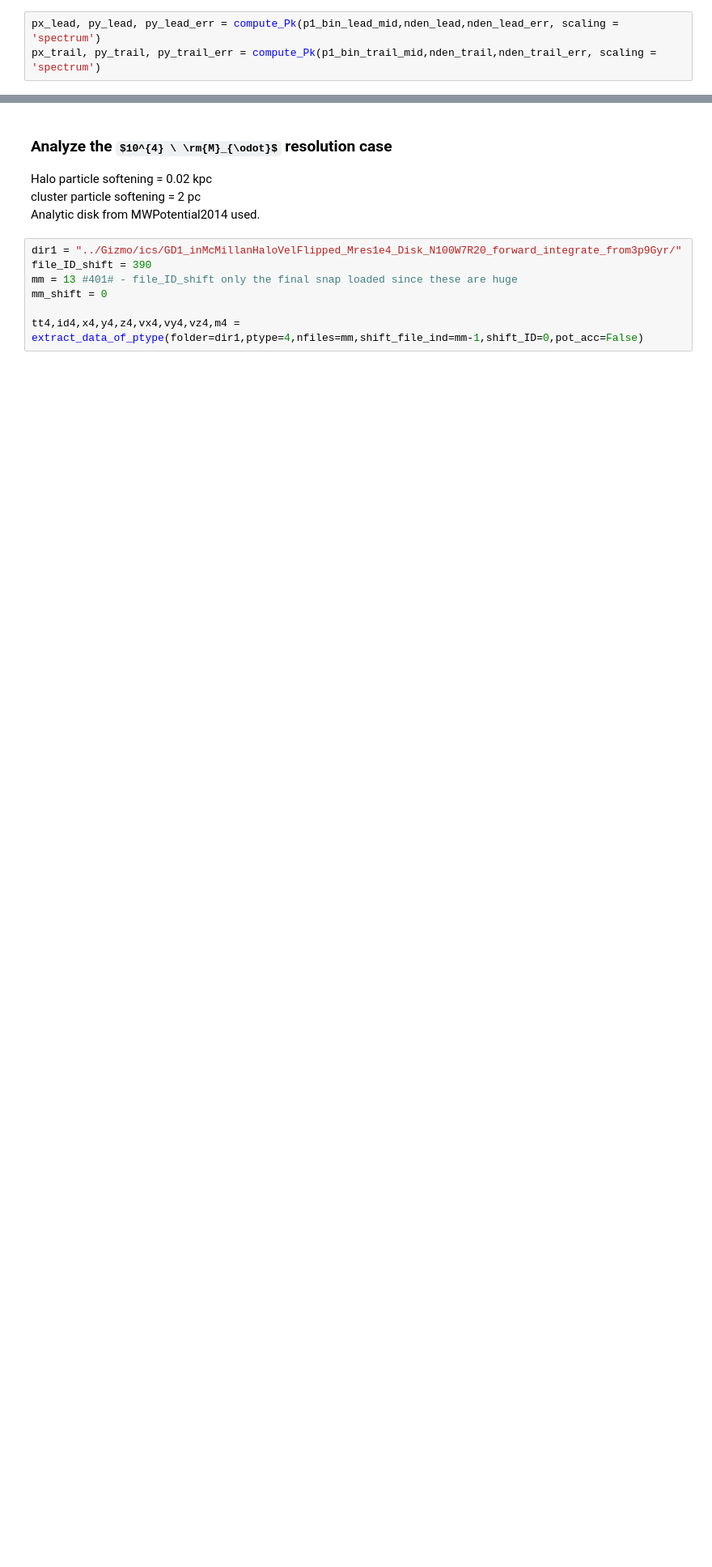
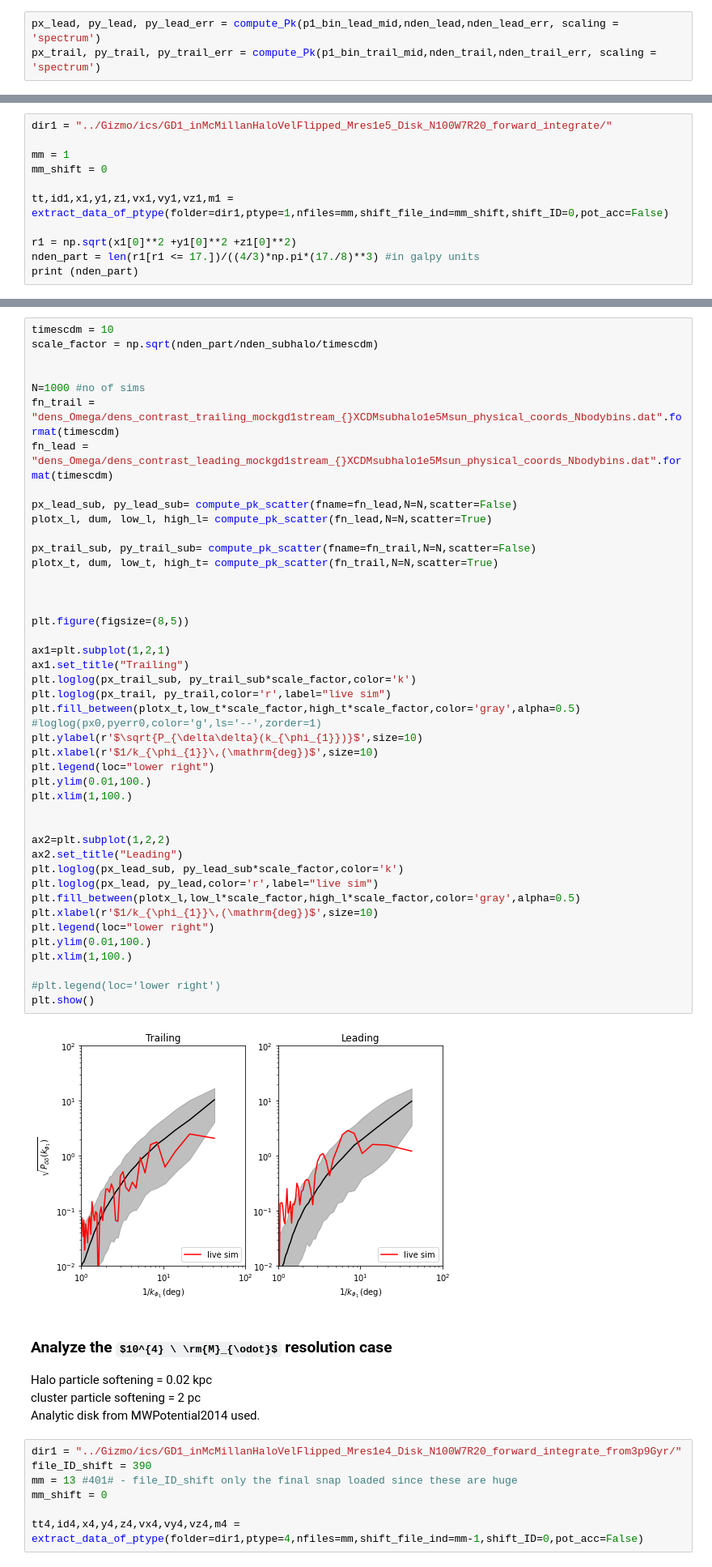
Before and after one commit to nbanik/EffectofNbodyMassResolutionOnStreamDensity, a Jupyter notebook: ExploreGlobularClusterStreaminNbody.ipynb, the cells around one changed output, grey strips where cells are left out. Shown at 81% size. Drawn from its saved outputs; the diff is of its cells as text; some formulas as TeX source; blank space fills up the shorter version.

Commit message:
add result of subhalo impacts of same mass

```diff
--- a/ExploreGlobularClusterStreaminNbody.ipynb
+++ b/ExploreGlobularClusterStreaminNbody.ipynb
@@ -429,0 +469,11 @@ plt.show()
+# %%
+dir1 = "../Gizmo/ics/GD1_inMcMillanHaloVelFlipped_Mres1e5_Disk_N100W7R20_forward_integrate/"
+
+mm = 1
+mm_shift = 0
+
+tt,id1,x1,y1,z1,vx1,vy1,vz1,m1 = extract_data_of_ptype(folder=dir1,ptype=1,nfiles=mm,shift_file_ind=mm_shift,shift_ID=0,pot_acc=False)
+
+r1 = np.sqrt(x1[0]**2 +y1[0]**2 +z1[0]**2)
+nden_part = len(r1[r1 <= 17.])/((4/3)*np.pi*(17./8)**3) #in galpy units
+print (nden_part)
@@ -430,3 +513,49 @@ plt.show()
+# %%
+timescdm = 10
+scale_factor = np.sqrt(nden_part/nden_subhalo/timescdm)
+
+
+N=1000 #no of sims
+fn_trail = "dens_Omega/dens_contrast_trailing_mockgd1stream_{}XCDMsubhalo1e5Msun_physical_coords_Nbodybins.dat".format(timescdm)
+fn_lead = "dens_Omega/dens_contrast_leading_mockgd1stream_{}XCDMsubhalo1e5Msun_physical_coords_Nbodybins.dat".format(timescdm)
+
+px_lead_sub, py_lead_sub= compute_pk_scatter(fname=fn_lead,N=N,scatter=False)
+plotx_l, dum, low_l, high_l= compute_pk_scatter(fn_lead,N=N,scatter=True)
+
+px_trail_sub, py_trail_sub= compute_pk_scatter(fname=fn_trail,N=N,scatter=False)
+plotx_t, dum, low_t, high_t= compute_pk_scatter(fn_trail,N=N,scatter=True)
+
+
+
+plt.figure(figsize=(8,5))
+
+ax1=plt.subplot(1,2,1)
+ax1.set_title("Trailing")
+plt.loglog(px_trail_sub, py_trail_sub*scale_factor,color='k')
+plt.loglog(px_trail, py_trail,color='r',label="live sim")
+plt.fill_between(plotx_t,low_t*scale_factor,high_t*scale_factor,color='gray',alpha=0.5)
+#loglog(px0,pyerr0,color='g',ls='--',zorder=1)
+plt.ylabel(r'$\sqrt{P_{\delta\delta}(k_{\phi_{1}})}$',size=10)
+plt.xlabel(r'$1/k_{\phi_{1}}\,(\mathrm{deg})$',size=10)
+plt.legend(loc="lower right")
+plt.ylim(0.01,100.)
+plt.xlim(1,100.)
+
+
+ax2=plt.subplot(1,2,2)
+ax2.set_title("Leading")
+plt.loglog(px_lead_sub, py_lead_sub*scale_factor,color='k')
+plt.loglog(px_lead, py_lead,color='r',label="live sim")
+plt.fill_between(plotx_l,low_l*scale_factor,high_l*scale_factor,color='gray',alpha=0.5)
+plt.xlabel(r'$1/k_{\phi_{1}}\,(\mathrm{deg})$',size=10)
+plt.legend(loc="lower right")
+plt.ylim(0.01,100.)
+plt.xlim(1,100.)
+
+#plt.legend(loc='lower right')
+plt.show()
+# %% [output]
+[figure, added]
 # %% [markdown]
 ### Analyze the $10^{4} \ \rm{M}_{\odot}$ resolution case
 Halo particle softening = 0.02 kpc \
```
Also changed, not shown: parts of 11 cells of this notebook.
